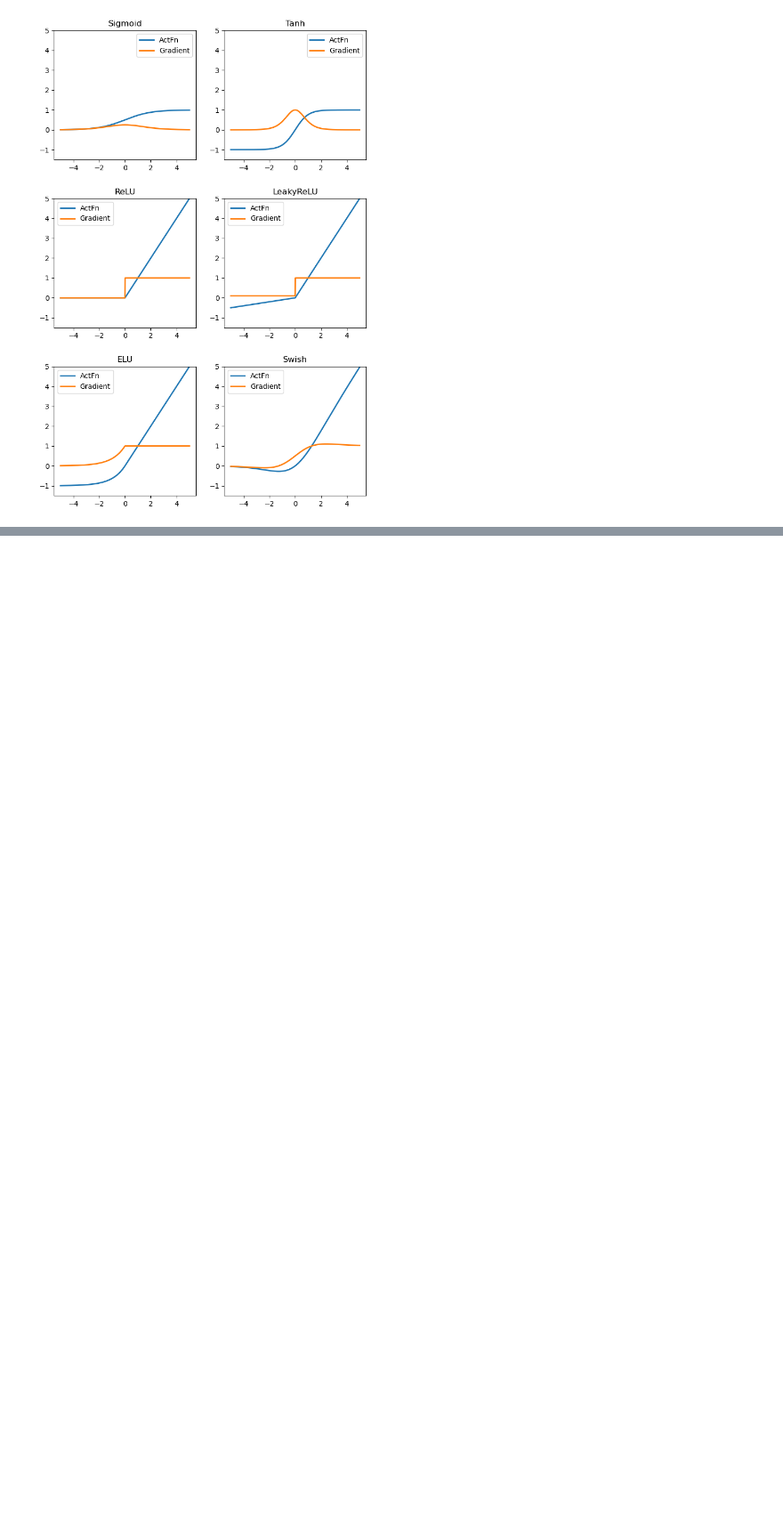
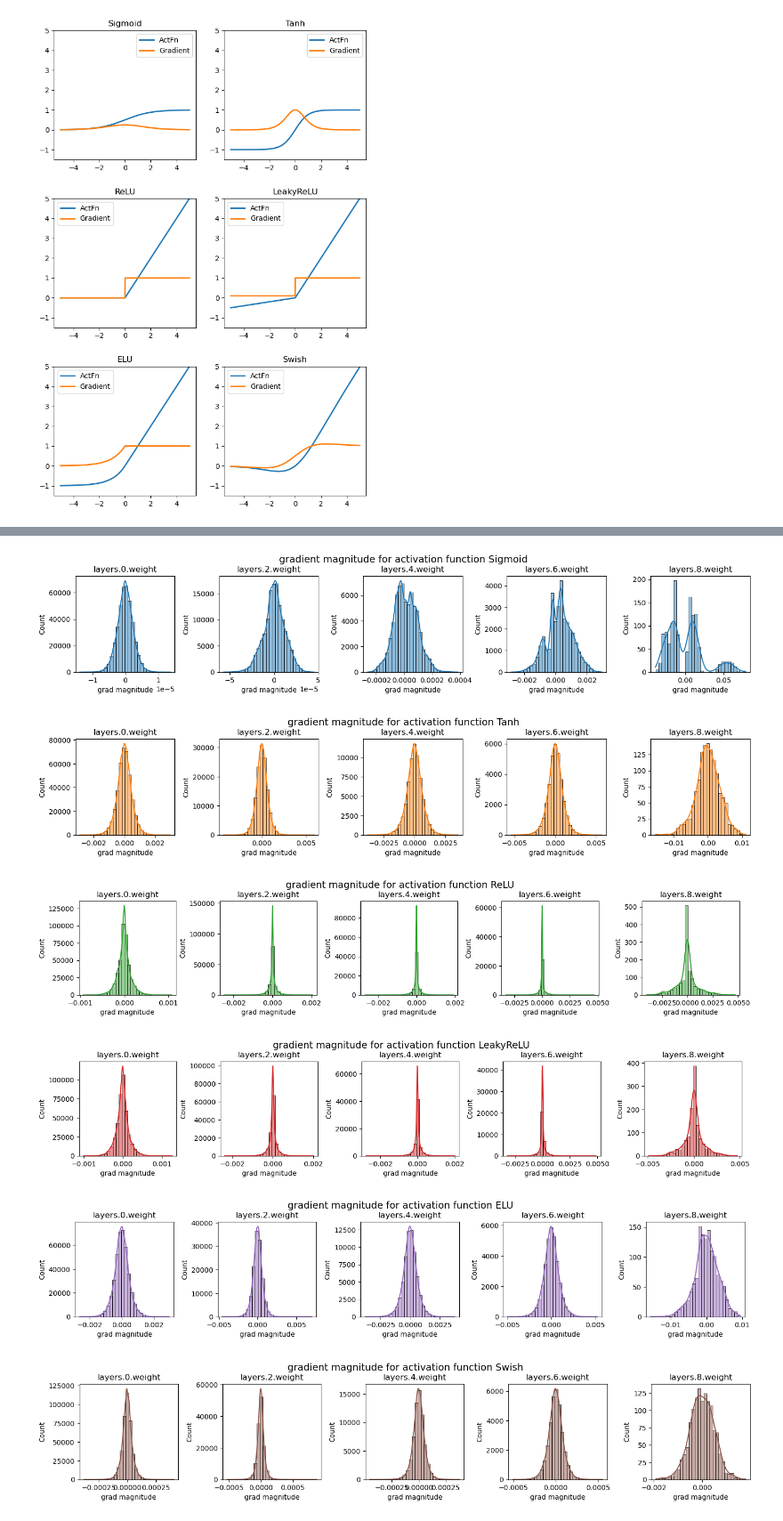
Before and after one commit to Rabbit-Jun/HnV-juneon, a Jupyter notebook: pytorch-tutorial/tutorial2.ipynb, the cells around one changed output, grey strips where cells are left out. Shown at 89% size. Drawn from its saved outputs; the diff is of its cells as text; code cells hidden in the pictures; blank space fills up the shorter version.

```diff
--- a/pytorch-tutorial/tutorial2.ipynb
+++ b/pytorch-tutorial/tutorial2.ipynb
@@ -156,0 +313,16 @@ plt.show()
+# %%
+warnings.filterwarnings("ignore")
+# 경고, 히스토 그램이 작은 값을 가질 시, 무시하겠음
+for i, act_fn_name in enumerate(act_fn_by_name):
+    # 모든 활성화 함수를 그래프화
+    set_seed(42) # 재현성을 위해
+    act_fn = act_fn_by_name[act_fn_name]()
+    net_actfn = BaseNetwork(act_fn=act_fn).to(device)
+    visualize_gradients(net_actfn, color=f"C{i}")
+# %% [output]
+[figure, added]
+[figure, added]
+[figure, added]
+[figure, added]
+[figure, added]
+[figure, added]
```
Also changed, not shown: parts of 22 cells of this notebook, 9 other files.
